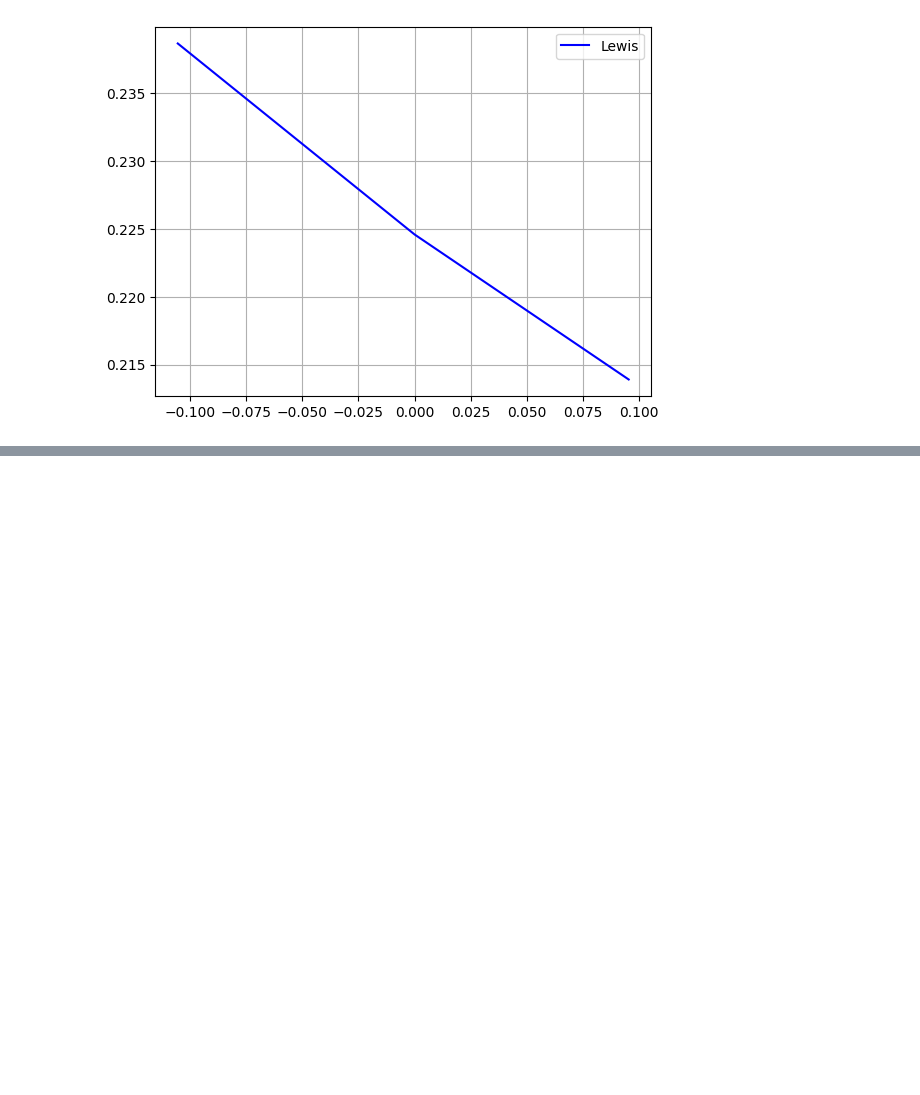
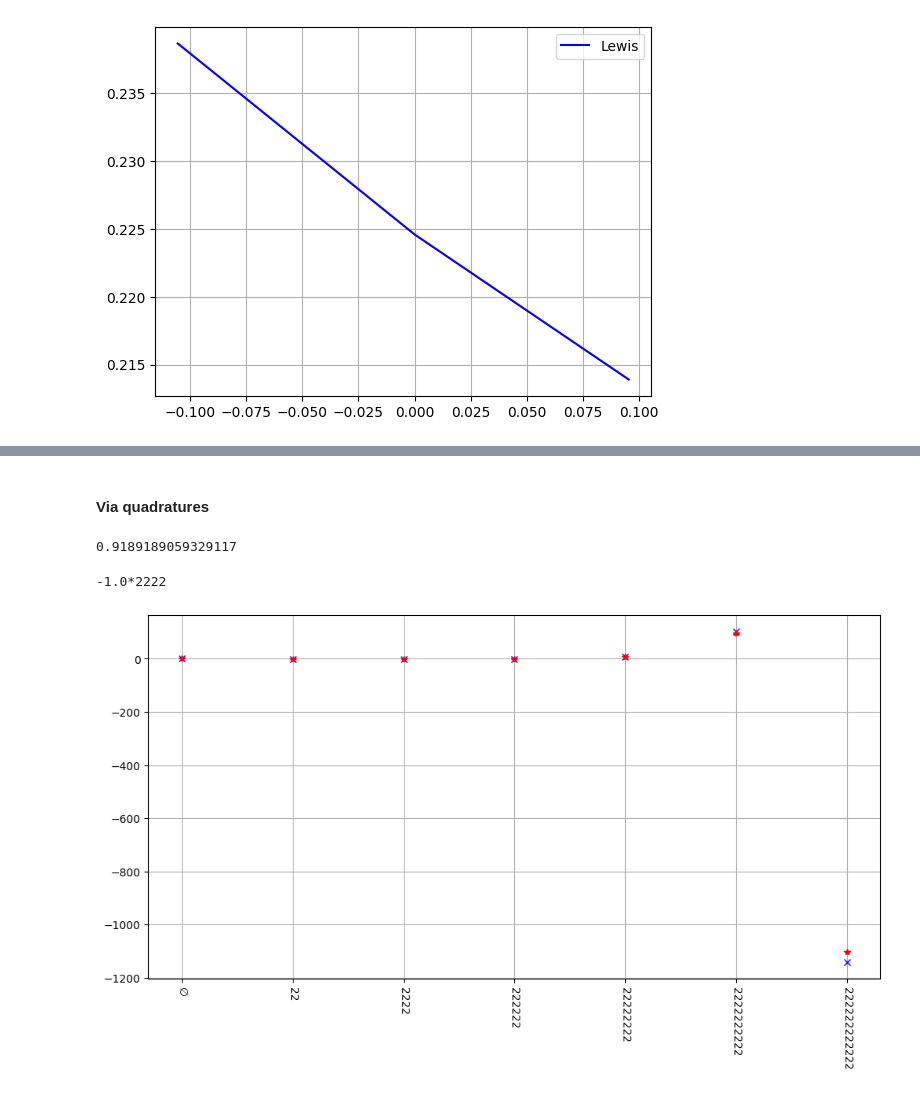
Before and after one commit to MrG1raffe/signature, a Jupyter notebook: notebooks/RiccatiContest.ipynb, the cells around one changed output, grey strips where cells are left out. Drawn from its saved outputs; the diff is of its cells as text; code cells hidden in the pictures; blank space fills up the shorter version.

```diff
--- a/notebooks/RiccatiContest.ipynb
+++ b/notebooks/RiccatiContest.ipynb
@@ -111,0 +228,8 @@ ax.legend()
+# %%
+T = 1
+n = 1000
+trunc = 12
+u_coef = -1
+
+t_grid = np.linspace(0, T, n)
+u = ta.from_word("2222", trunc=trunc) * u_coef
@@ -111,0 +252,31 @@ ax.legend()
+# %% [markdown]
+#### Via quadratures
+# %%
+from scipy.special import roots_laguerre
+
+
+N_points = 160
+
+z_arr, w_arr = roots_laguerre(n=N_points)
+
+def f(x):
+    return np.exp(u_coef * T**2 * x**4 / 24 - 0.5 * x**2) / np.sqrt(2 * np.pi) * 2
+
+f(z_arr) @ (w_arr * np.exp(z_arr))
+# %% [output]
+0.9189189059329117
+# %%
+psi = psi_riccati(t_grid=t_grid, u=u)
+# %%
+psi_rk = psi_riccati_rk4(t_grid=t_grid, u=u)
+# %%
+ta.print(u)
+# %% [output]
+-1.0*2222
+# %%
+fig, ax = plt.subplots(figsize=(12, 6))
+
+ta.plot_coefficients(ts=psi, nonzero=True, ax=ax, color="b", marker="x")
+ta.plot_coefficients(ts=psi_rk, nonzero=True, ax=ax, color="r", marker="*")
+# %% [output]
+[figure, added]
```
Also changed, not shown: parts of 17 cells of this notebook, 8 other files.
